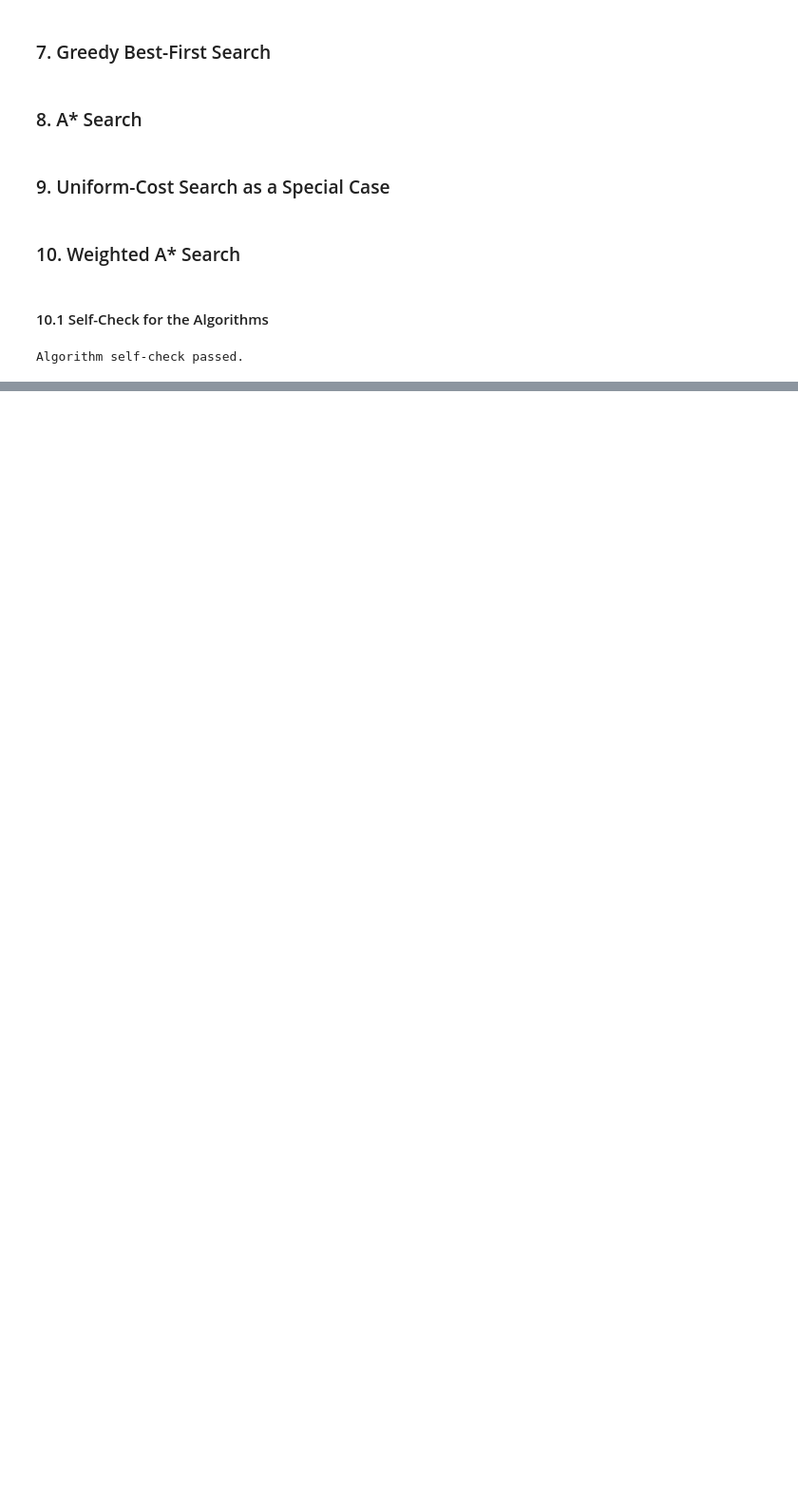
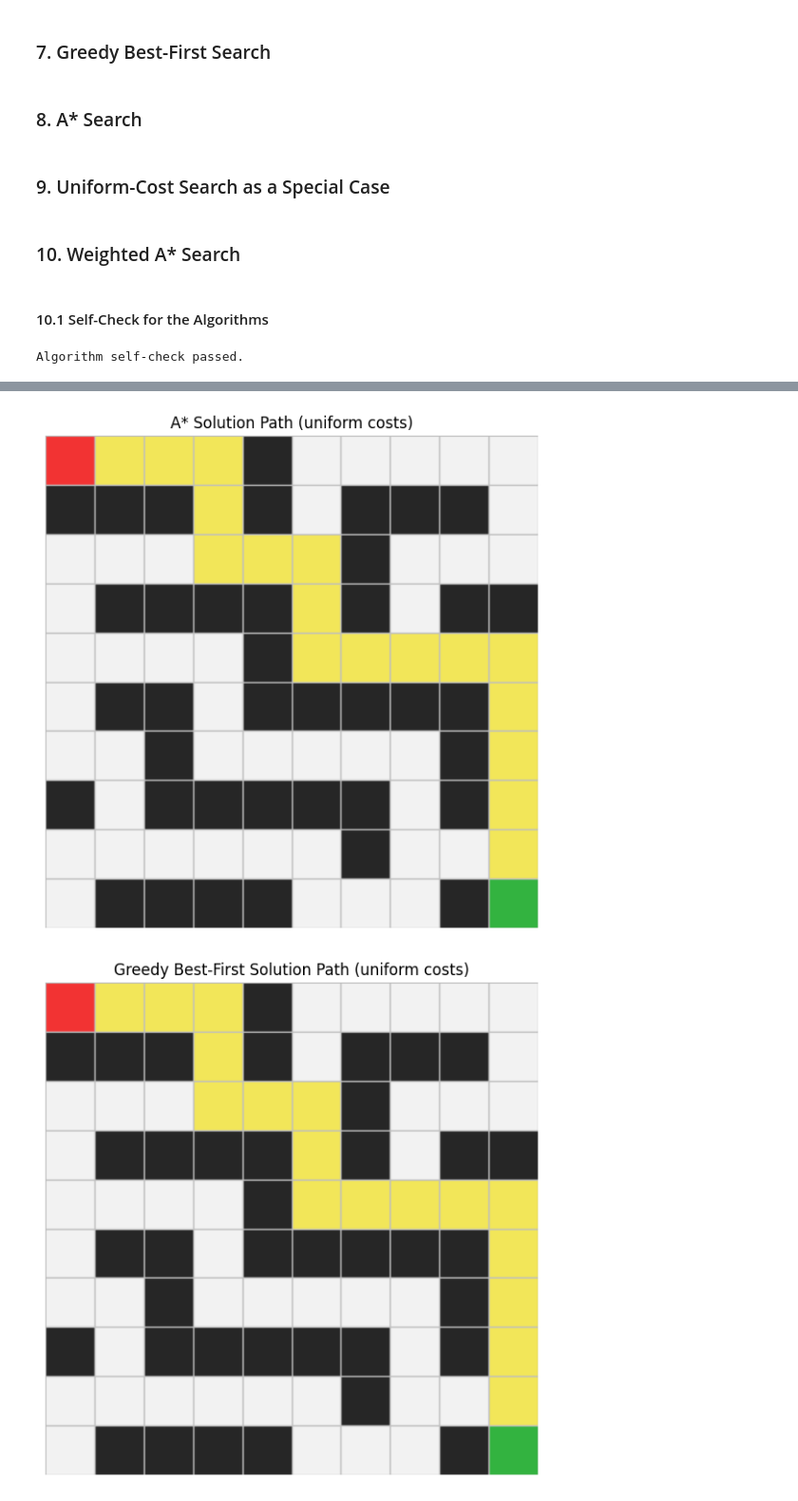
Before and after one commit to Blaise101/intro_to_ai_lab1, a Jupyter notebook: Blaise_Izerimana_Lab_1B.ipynb, the cells around one changed output, grey strips where cells are left out. Shown at 95% size. Cells and saved outputs as stored; diff of their text form; code cells hidden in the pictures; blank space fills up the shorter version.

Commit message:
Visualise two solution paths on the uniform map.

```diff
--- a/Blaise_Izerimana_Lab_1B.ipynb
+++ b/Blaise_Izerimana_Lab_1B.ipynb
@@ -606,0 +647,20 @@ Algorithm self-check passed.
+# %%
+# Visualise two solution paths on the uniform map.
+plot_path(
+    sample_grid,
+    start,
+    goal,
+    path=uniform_results[1].path,
+    title="A* Solution Path (uniform costs)",
+)
+
+plot_path(
+    sample_grid,
+    start,
+    goal,
+    path=uniform_results[3].path,
+    title="Greedy Best-First Solution Path (uniform costs)",
+)
+# %% [output]
+[figure, added]
+[figure, added]
```
Also changed, not shown: parts of 2 cells of this notebook.
